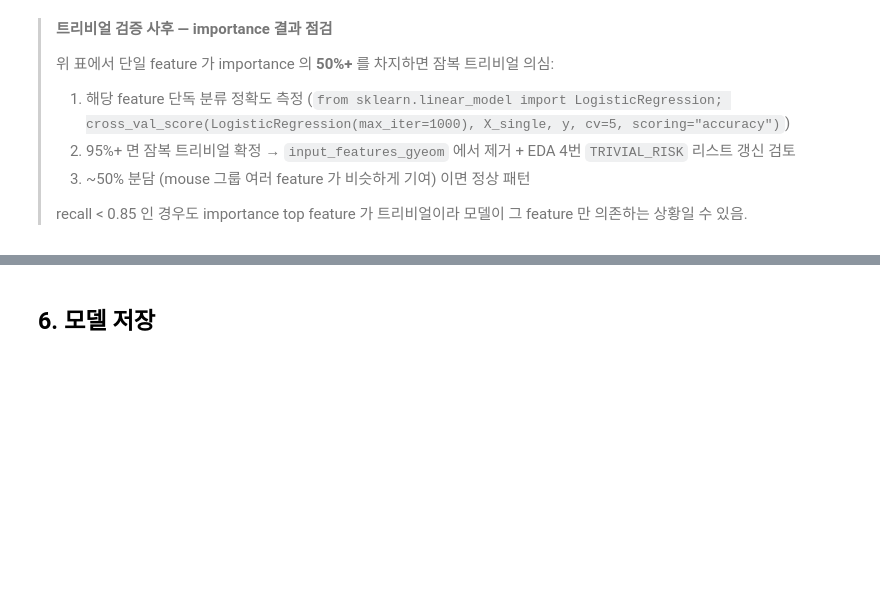
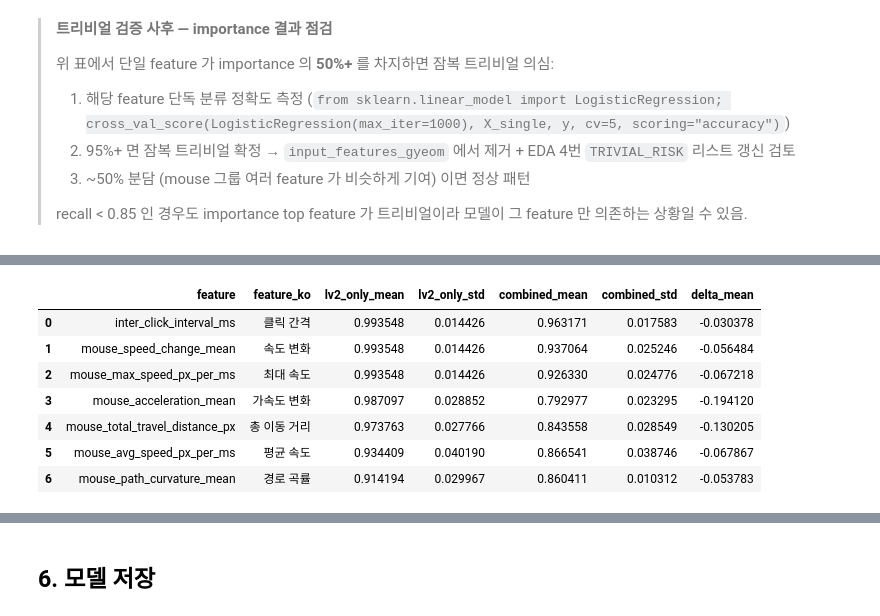
Before and after one commit to Tickle-ticket/Tickle, a Jupyter notebook: services/ai/train/model_experiment/xgboost_gyeom.ipynb, the cells around one changed output, grey strips where cells are left out. Cells and saved outputs as stored; diff of their text form; code cells hidden in the pictures; blank space fills up the shorter version.

```diff
--- a/services/ai/train/model_experiment/xgboost_gyeom.ipynb
+++ b/services/ai/train/model_experiment/xgboost_gyeom.ipynb
@@ -434,0 +444,62 @@ display(importance_df.head(30))
+# %%
+from sklearn.model_selection import cross_val_score
+
+
+# 1) lv2 only 데이터셋 분리 (collection_pipeline = "mouse_automation_lv2")
+df_lv2 = df[df["collection_pipeline"] == "mouse_automation_lv2"].reset_index(drop=True)
+X_lv2 = df_lv2[usable_features].apply(pd.to_numeric, errors="coerce")
+y_lv2 = df_lv2["label"].map(LABEL_MAPPING).astype(int).to_numpy()
+print(f"lv2_only:    n={len(df_lv2)} (human={int((y_lv2==0).sum())}, macro={int((y_lv2==1).sum())})")
+print(f"lv2+balabit: n={len(X)} (human={int((y==0).sum())}, macro={int((y==1).sum())})")
+
+
+def single_feature_cv_accuracy(X_in, y_in) -> list[dict]:
+    """각 feature 단독 5-fold cv accuracy. scale_pos_weight 는 X_in/y_in 의 분포 기반으로 적용."""
+    n_neg_in = int((y_in == 0).sum())
+    n_pos_in = int((y_in == 1).sum())
+    spw_in = n_neg_in / max(n_pos_in, 1)
+    cv_local = StratifiedKFold(n_splits=5, shuffle=True, random_state=SEED)
+    rows_local = []
+    for feat in usable_features:
+        Xi = X_in[[feat]]
+        pipe = Pipeline(steps=[
+            ("imputer", SimpleImputer(strategy="median")),
+            ("clf", XGBClassifier(
+                n_estimators=400, max_depth=3, learning_rate=0.03,
+                subsample=0.9, colsample_bytree=0.9,
+                objective="binary:logistic", eval_metric="logloss",
+                scale_pos_weight=spw_in, tree_method="hist",
+                random_state=SEED, n_jobs=-1,
+            )),
+        ])
+        scores = cross_val_score(pipe, Xi, y_in, cv=cv_local, scoring="accuracy", n_jobs=-1)
+        rows_local.append({
+            "feature": feat,
+            "feature_ko": FEATURE_NAME_KO.get(feat, feat),
+            "cv_acc_mean": float(scores.mean()),
+            "cv_acc_std": float(scores.std(ddof=1)),
+        })
+    return rows_local
+
+
+single_lv2 = pd.DataFrame(single_feature_cv_accuracy(X_lv2, y_lv2))
+single_combined = pd.DataFrame(single_feature_cv_accuracy(X, y))
+
+print("\n[lv2_only 단독 cv accuracy]")
+print(single_lv2.sort_values("cv_acc_mean", ascending=False).to_string(index=False))
+print("\n[lv2+balabit 단독 cv accuracy]")
+print(single_combined.sort_values("cv_acc_mean", ascending=False).to_string(index=False))
+
+compare_df = (
+    single_lv2.rename(columns={"cv_acc_mean": "lv2_only_mean", "cv_acc_std": "lv2_only_std"})
+    .merge(
+        single_combined.rename(columns={"cv_acc_mean": "combined_mean", "cv_acc_std": "combined_std"}),
+        on=["feature", "feature_ko"],
+    )
+)
+compare_df["delta_mean"] = compare_df["combined_mean"] - compare_df["lv2_only_mean"]
+compare_df = compare_df.sort_values("lv2_only_mean", ascending=False).reset_index(drop=True)
+
+print("\n[lv2_only vs lv2+balabit 비교]")
+display(compare_df)
+# %% [output]
@@ -434,0 +523,8 @@ display(importance_df.head(30))
+|  | feature | feature_ko | lv2_only_mean | lv2_only_std | combined_mean | combined_std | delta_mean |
+| 0 | inter_click_interval_ms | 클릭 간격 | 0.993548 | 0.014426 | 0.963171 | 0.017583 | -0.030378 |
+| 1 | mouse_speed_change_mean | 속도 변화 | 0.993548 | 0.014426 | 0.937064 | 0.025246 | -0.056484 |
+| 2 | mouse_max_speed_px_per_ms | 최대 속도 | 0.993548 | 0.014426 | 0.926330 | 0.024776 | -0.067218 |
+| 3 | mouse_acceleration_mean | 가속도 변화 | 0.987097 | 0.028852 | 0.792977 | 0.023295 | -0.194120 |
+| 4 | mouse_total_travel_distance_px | 총 이동 거리 | 0.973763 | 0.027766 | 0.843558 | 0.028549 | -0.130205 |
+| 5 | mouse_avg_speed_px_per_ms | 평균 속도 | 0.934409 | 0.040190 | 0.866541 | 0.038746 | -0.067867 |
+| 6 | mouse_path_curvature_mean | 경로 곡률 | 0.914194 | 0.029967 | 0.860411 | 0.010312 | -0.053783 |
```
Also changed, not shown: parts of 8 cells of this notebook.
